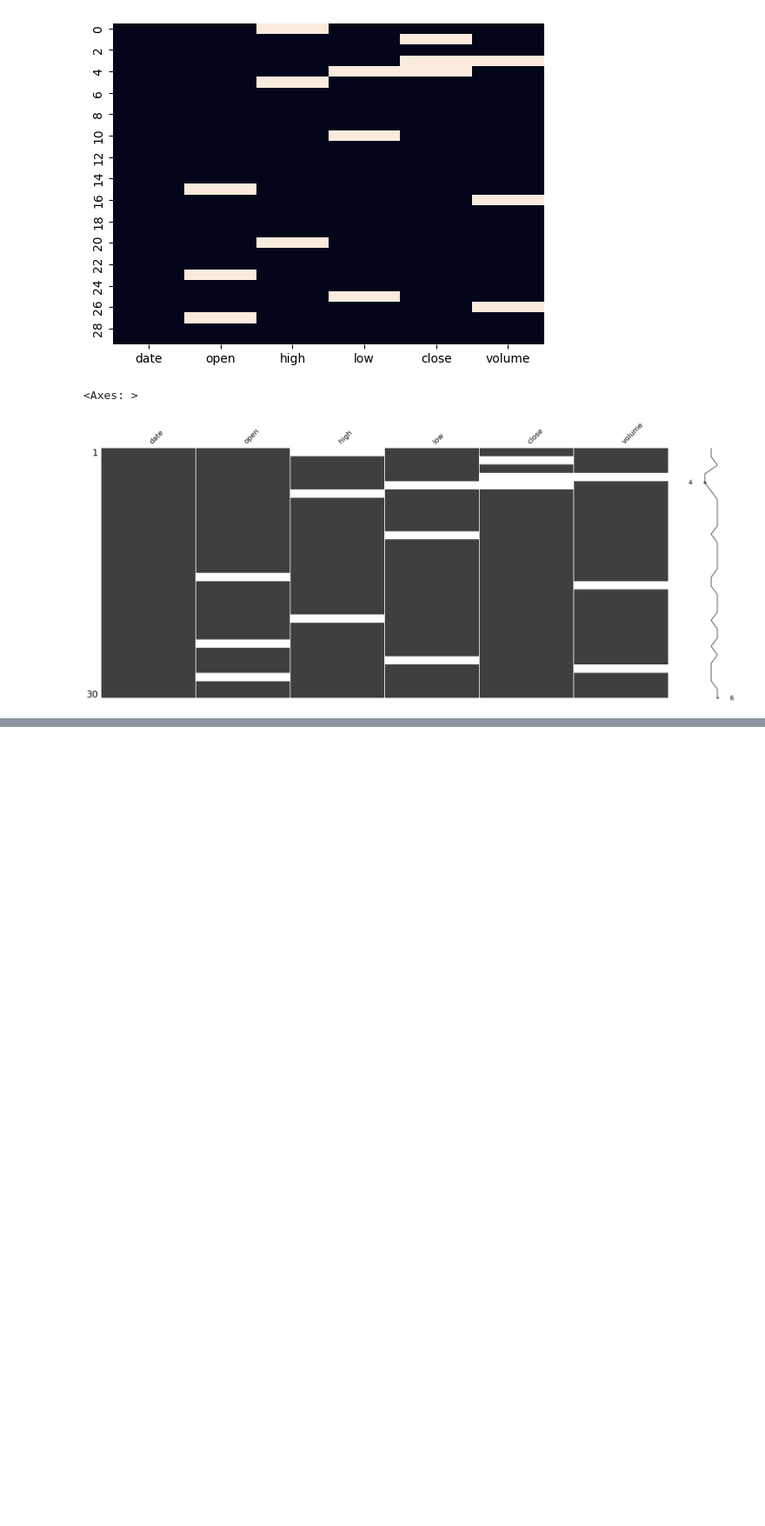
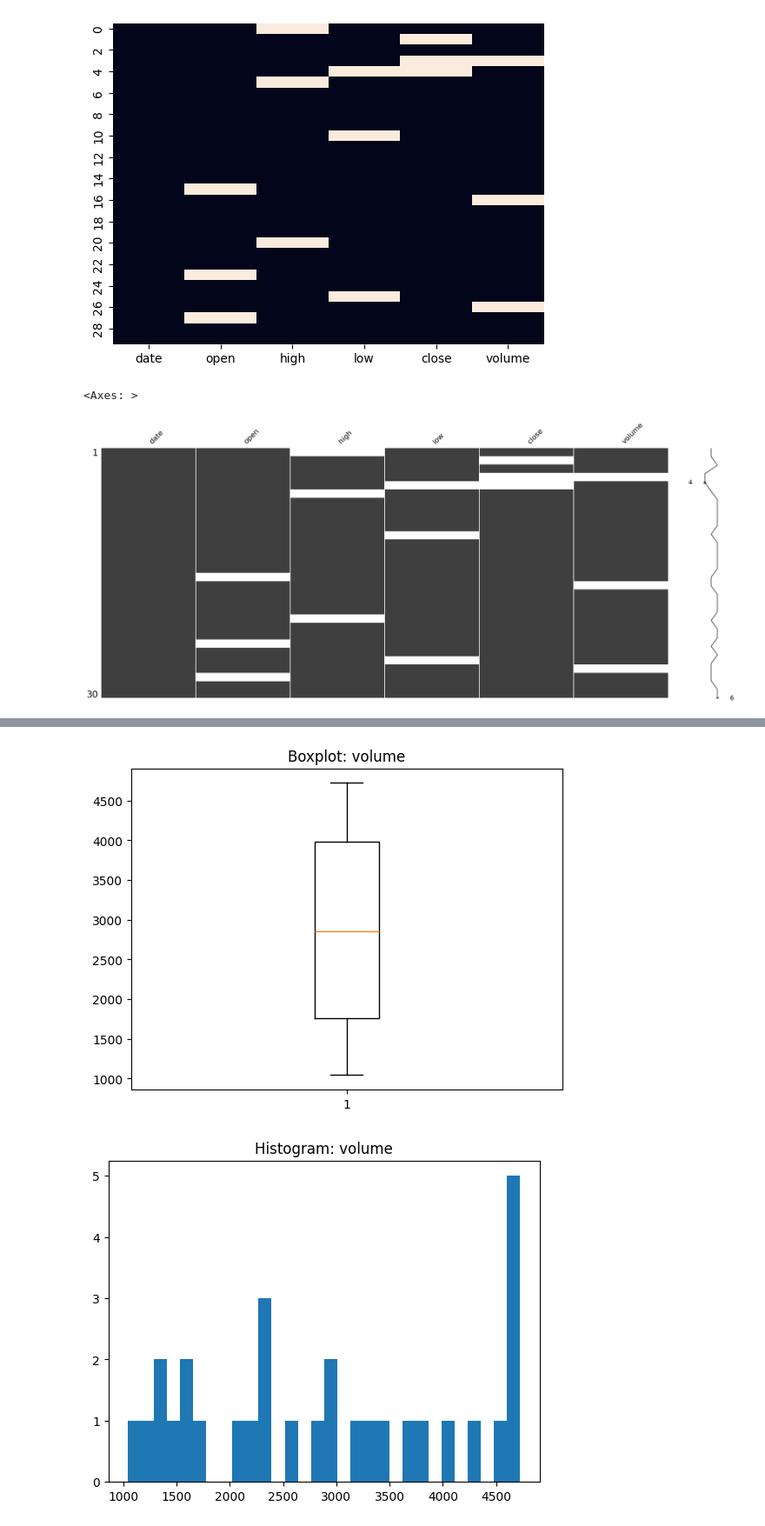
Before and after one commit to Junkuang19/bootcamp_Junkuang_Lai, a Jupyter notebook: Bootcamp_Junkuang_Lai/project/notebooks/Project_Stage01-07.ipynb, the cells around one changed output, grey strips where cells are left out. Shown at 87% size. Drawn from its saved outputs; the diff is of its cells as text; code cells hidden in the pictures; blank space fills up the shorter version.

```diff
--- a/Bootcamp_Junkuang_Lai/project/notebooks/Project_Stage01-07.ipynb
+++ b/Bootcamp_Junkuang_Lai/project/notebooks/Project_Stage01-07.ipynb
@@ -395,0 +638,10 @@ KeyError: 'income'
+# %%
+# Winsorization
+def winsorize_series(series: pd.Series, lower: float = 0.05, upper: float = 0.95) -> pd.Series:
+    lo = series.quantile(lower)
+    hi = series.quantile(upper)
+    return series.clip(lower=lo, upper=hi)
+
+# Quick check
+df_cleaned['volume_winsorized'] = winsorize_series(df_cleaned['volume'])
+df_cleaned.head(5)
@@ -395,0 +655,11 @@ KeyError: 'income'
+# %%
+target_col = 'volume' if 'volume' in df_cleaned.columns else df_cleaned.select_dtypes(include=['number']).columns[0]
+df['outlier_iqr'] = detect_outliers_iqr(df[target_col])
+df['outlier_zscore'] = detect_outliers_zscore(df[target_col], threshold=3.0)
+df[['outlier_iqr', 'outlier_zscore']].mean()  # fraction flagged
+outlier_count = df['outlier_iqr'].sum()
+outlier_count = df['outlier_zscore'].sum()
+print(f"boolean outlier flag: {outlier_count}")
+print(df['outlier_iqr'].value_counts())
+print(f"boolean outlier flag: {outlier_count}")
+print(df['outlier_zscore'].value_counts())
@@ -395,0 +675,25 @@ KeyError: 'income'
+# %%
+# With Outliers
+plt.figure()
+plt.boxplot(df[target_col])
+plt.title(f'Boxplot: {target_col}')
+plt.show()
+
+plt.figure()
+plt.hist(df[target_col], bins=30)
+plt.title(f'Histogram: {target_col}')
+plt.show()
+
+# Without Outliers
+plt.figure()
+plt.boxplot(df['volume_winsorized'])
+plt.title('Boxplot: volume_winsorized')
+plt.show()
+
+plt.figure()
+plt.hist(df['volume_winsorized'], bins=30)
+plt.title('Histogram: volume_winsorized')
+plt.show()
+# %% [output]
+[figure, added]
+[figure, added]
```
Also changed, not shown: parts of 21 cells of this notebook.
